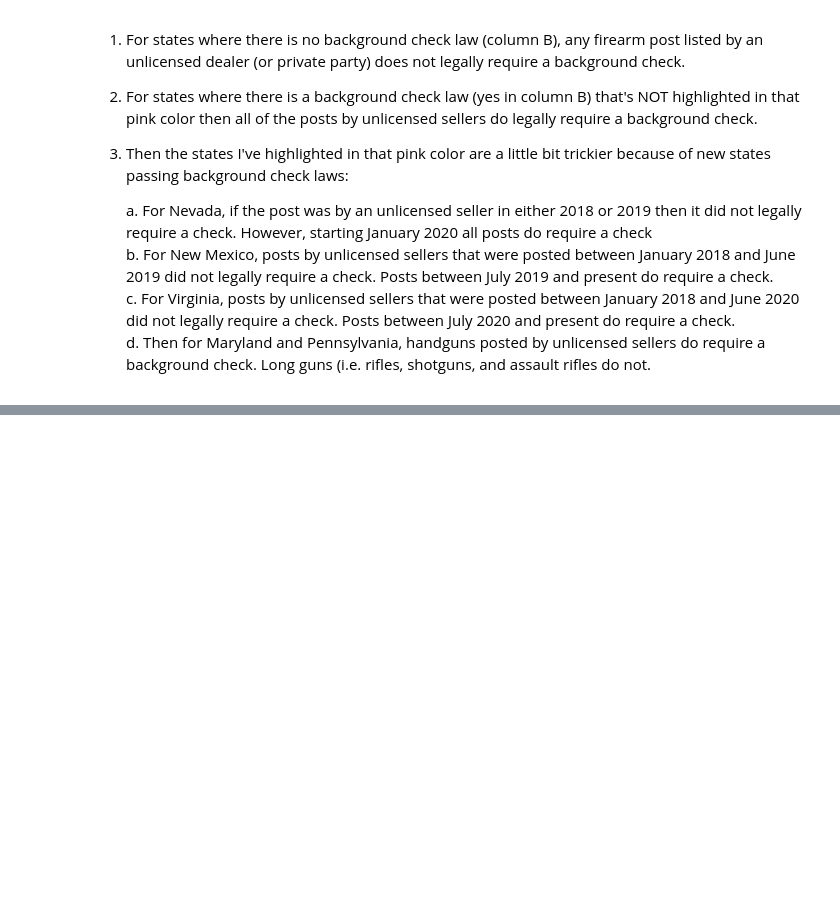
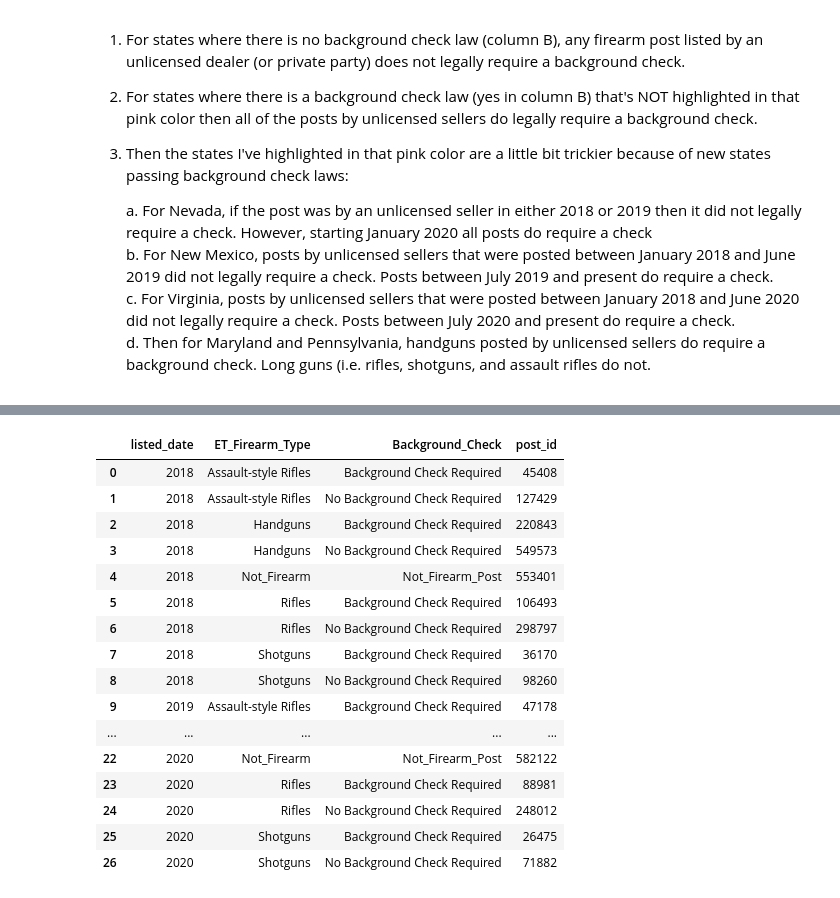
Before and after one commit to jasonjklim/Armlist, a Jupyter notebook: Armslist.ipynb, the cells around one changed output, grey strips where cells are left out. Cells and saved outputs as stored; diff of their text form; code cells hidden in the pictures; blank space fills up the shorter version.

```diff
--- a/Armslist.ipynb
+++ b/Armslist.ipynb
@@ -828,13 +380,13 @@ https://numpy.org/doc/stable/reference/generated/numpy.select.html
 # %%
 conditions = [
-    dedup_final_df_upf['category'].eq('Handguns'),
-    dedup_final_df_upf['category'].eq("Rifles")& dedup_final_df_upf['Model_Content_Cnt'].isnull() & \
-    dedup_final_df_upf['Model_Title_Cnt'].isnull(),
-    dedup_final_df_upf['category'].eq("Shotguns"),
-    dedup_final_df_upf['category'].eq("Rifles")& (dedup_final_df_upf['Model_Content_Cnt'].notna() | \
-                                             dedup_final_df_upf['Model_Title_Cnt'].notna())
+    final_df['category'].eq('Handguns'),
+    final_df['category'].eq("Rifles")& final_df['Model_Content_Cnt'].isnull() & \
+    final_df['Model_Title_Cnt'].isnull(),
+    final_df['category'].eq("Shotguns"),
+    final_df['category'].eq("Rifles")& (final_df['Model_Content_Cnt'].notna() | \
+                                             final_df['Model_Title_Cnt'].notna())
 ]
 
 choices = ["Handguns", "Rifles", "Shotguns", "Assault-style Rifles"]
 
-dedup_final_df_upf['ET_Firearm_Type'] =  np.select(conditions, choices,default='Not_Firearm')
+final_df['ET_Firearm_Type'] =  np.select(conditions, choices,default='Not_Firearm')
@@ -1046,3 +417,6 @@ memory usage: 731.8+ MB
+# %%
+# change to datetime
+final_df['listed_date'] = pd.to_datetime(final_df['listed_date'])
 # %%
 #Create a column called category_grouping for 3 groups, Firearm, Firearm_Other, Non-Firearm.
 
@@ -2068,0 +452,2 @@ plt.show()
+# %%
+final_df['Background_Check']= final_df.apply(legal_check, axis=1)
@@ -2068,0 +474,7 @@ plt.show()
+# %%
+# 1. filter df for WTS and private parties only
+
+
+wts_pp_df = final_df[(final_df['DupeRemoveFlag']!=1) &
+            (final_df['sale_buy']=='For Sale') &
+            (final_df['sale_type'] =='Private Party')]
@@ -2068,0 +510,21 @@ plt.show()
+# %%
+# Year post
+wts_pp_df.groupby([wts_pp_df.listed_date.dt.year, 'ET_Firearm_Type','Background_Check' ])['post_id'].count().reset_index()
+# %% [output]
+|  | listed_date | ET_Firearm_Type | Background_Check | post_id |
+| 0 | 2018 | Assault-style Rifles | Background Check Required | 45408 |
+| 1 | 2018 | Assault-style Rifles | No Background Check Required | 127429 |
+| 2 | 2018 | Handguns | Background Check Required | 220843 |
+| 3 | 2018 | Handguns | No Background Check Required | 549573 |
+| 4 | 2018 | Not_Firearm | Not_Firearm_Post | 553401 |
+| 5 | 2018 | Rifles | Background Check Required | 106493 |
+| 6 | 2018 | Rifles | No Background Check Required | 298797 |
+| 7 | 2018 | Shotguns | Background Check Required | 36170 |
+| 8 | 2018 | Shotguns | No Background Check Required | 98260 |
+| 9 | 2019 | Assault-style Rifles | Background Check Required | 47178 |
+| ... | ... | ... | ... | ... |
+| 22 | 2020 | Not_Firearm | Not_Firearm_Post | 582122 |
+| 23 | 2020 | Rifles | Background Check Required | 88981 |
+| 24 | 2020 | Rifles | No Background Check Required | 248012 |
+| 25 | 2020 | Shotguns | Background Check Required | 26475 |
+| 26 | 2020 | Shotguns | No Background Check Required | 71882 |
```
Also changed, not shown: parts of 382 cells of this notebook, 4 other files.
